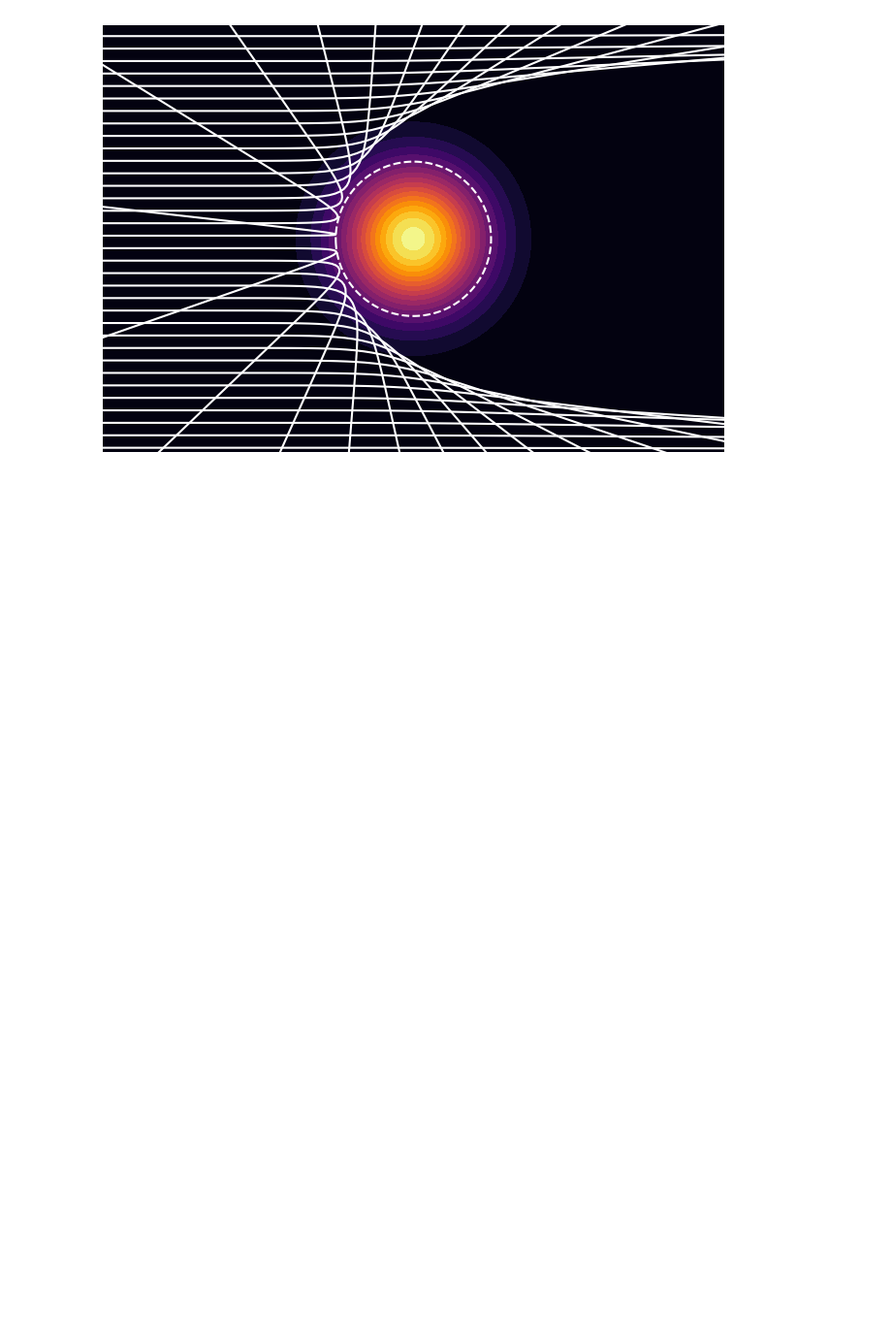
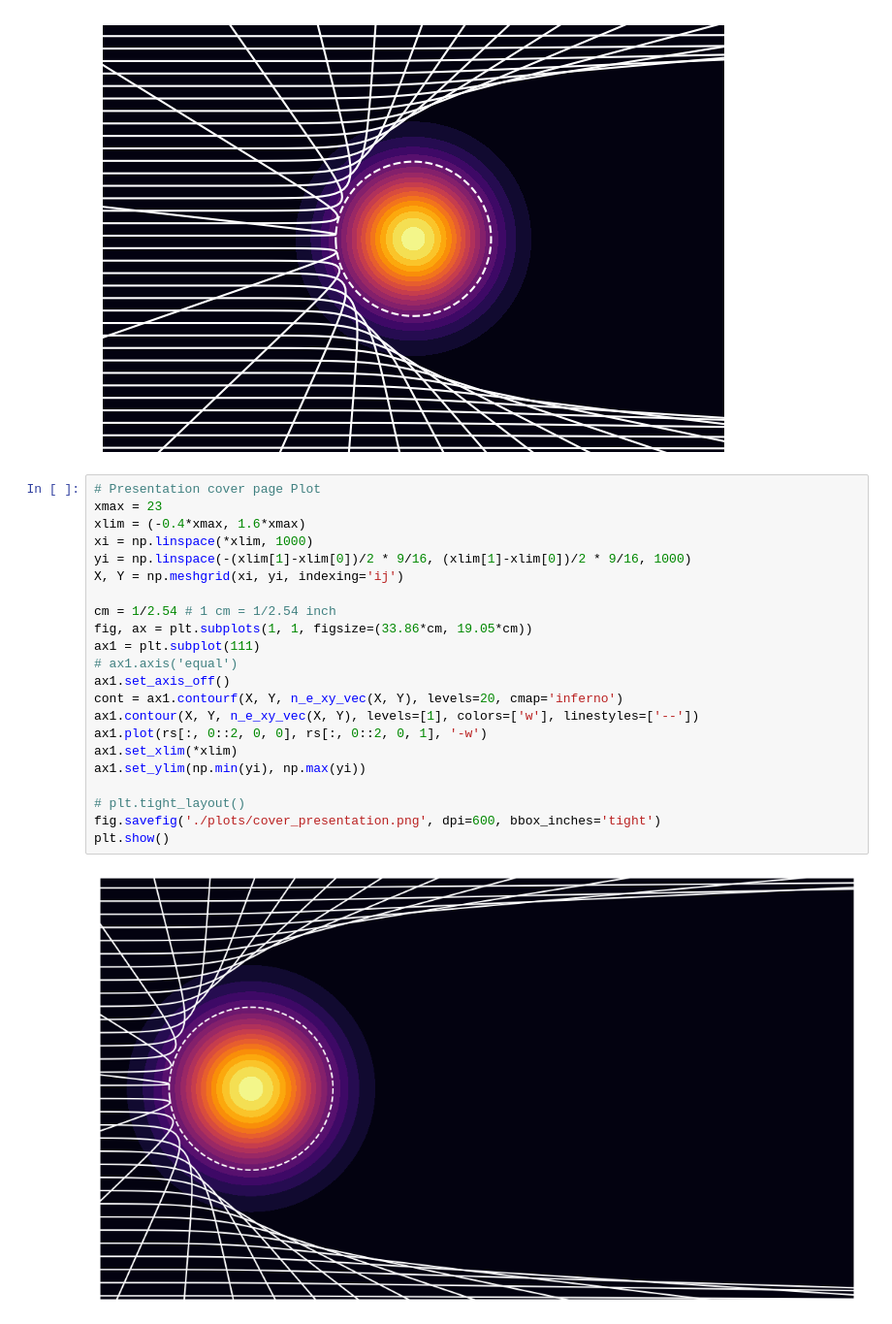
Before and after one commit to runehoejlund/plasma-ray-tracer, a Jupyter notebook: go_ex_circle.ipynb, the cells around one changed output. Shown: that part at 97% size. Drawn from its saved outputs; the diff is of its cells as text; blank space fills up the shorter version.

Commit message:
Updated 2D GO Example Plot

```diff
--- a/go_ex_circle.ipynb
+++ b/go_ex_circle.ipynb
@@ -290,3 +290,27 @@ fig.savefig('./plots/cover_page.png', dpi=600, bbox_inches='tight')
 plt.show()
 # %% [output]
 [figure]
+# %%
+# Presentation cover page Plot
+xmax = 23
+xlim = (-0.4*xmax, 1.6*xmax)
+xi = np.linspace(*xlim, 1000)
+yi = np.linspace(-(xlim[1]-xlim[0])/2 * 9/16, (xlim[1]-xlim[0])/2 * 9/16, 1000)
+X, Y = np.meshgrid(xi, yi, indexing='ij')
+
+cm = 1/2.54 # 1 cm = 1/2.54 inch
+fig, ax = plt.subplots(1, 1, figsize=(33.86*cm, 19.05*cm))
+ax1 = plt.subplot(111)
+# ax1.axis('equal')
+ax1.set_axis_off()
+cont = ax1.contourf(X, Y, n_e_xy_vec(X, Y), levels=20, cmap='inferno')
+ax1.contour(X, Y, n_e_xy_vec(X, Y), levels=[1], colors=['w'], linestyles=['--'])
+ax1.plot(rs[:, 0::2, 0, 0], rs[:, 0::2, 0, 1], '-w')
+ax1.set_xlim(*xlim)
+ax1.set_ylim(np.min(yi), np.max(yi))
+
+# plt.tight_layout()
+fig.savefig('./plots/cover_presentation.png', dpi=600, bbox_inches='tight')
+plt.show()
+# %% [output]
+[figure, added]
```
